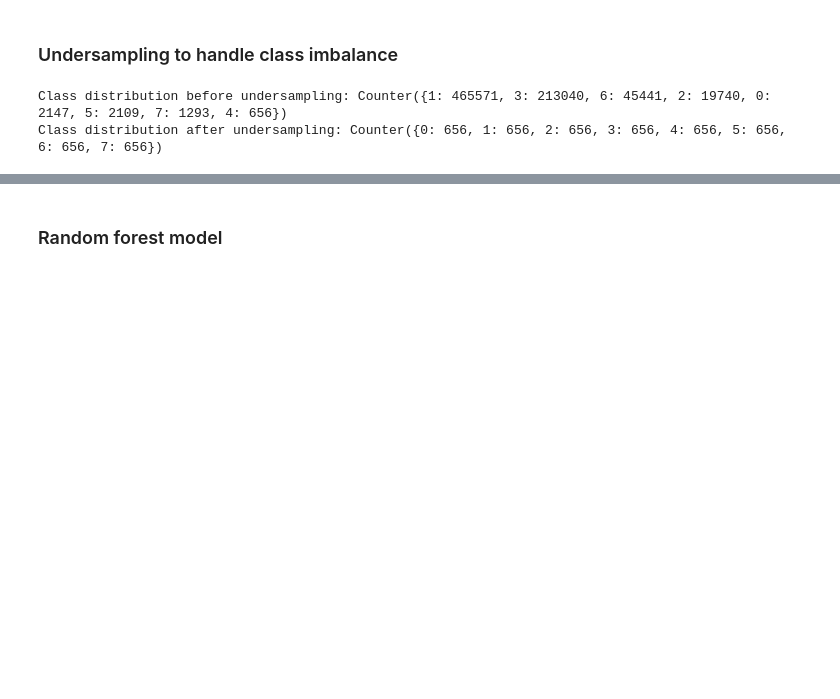
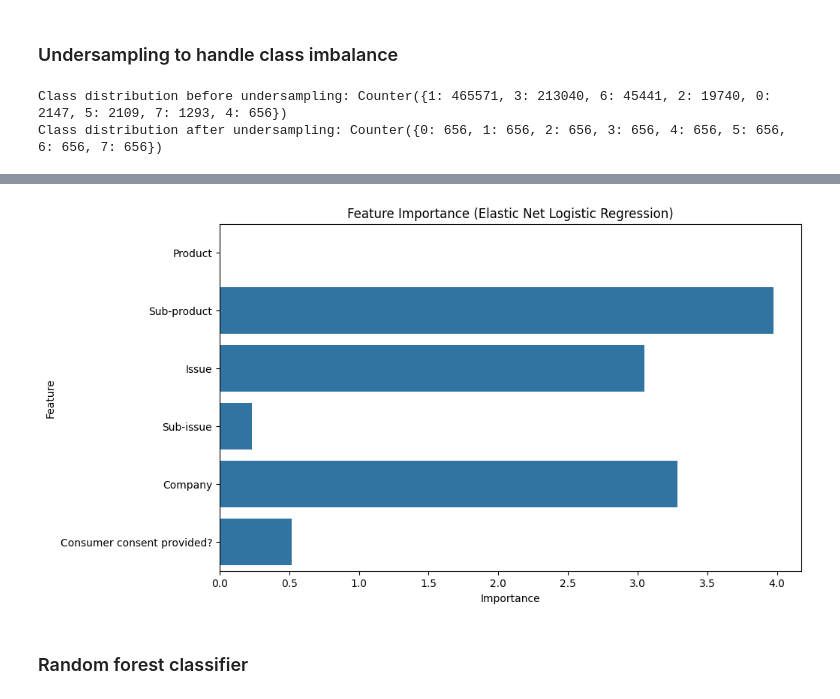
Before and after one commit to samarthsingh1/data_insights, a Jupyter notebook: data_classification.ipynb, the cells around one changed output, grey strips where cells are left out. Drawn from its saved outputs; the diff is of its cells as text; code cells hidden in the pictures; blank space fills up the shorter version.

```diff
--- a/data_classification.ipynb
+++ b/data_classification.ipynb
@@ -247,2 +292,16 @@ plt.show()
+# %%
+# Feature importance (absolute value of coefficients for Elastic Net regularization)
+feature_importance = np.abs(elastic_net.coef_[0])
+features = selected_features
+
+# Create a bar plot for feature importance
+plt.figure(figsize=(10, 6))
+sns.barplot(x=feature_importance, y=features)
+plt.title('Feature Importance (Elastic Net Logistic Regression)')
+plt.xlabel('Importance')
+plt.ylabel('Feature')
+plt.show()
+# %% [output]
+[figure, added]
 # %% [markdown]
-### Random forest model
+### Random forest classifier
```
Also changed, not shown: parts of 19 cells of this notebook.
